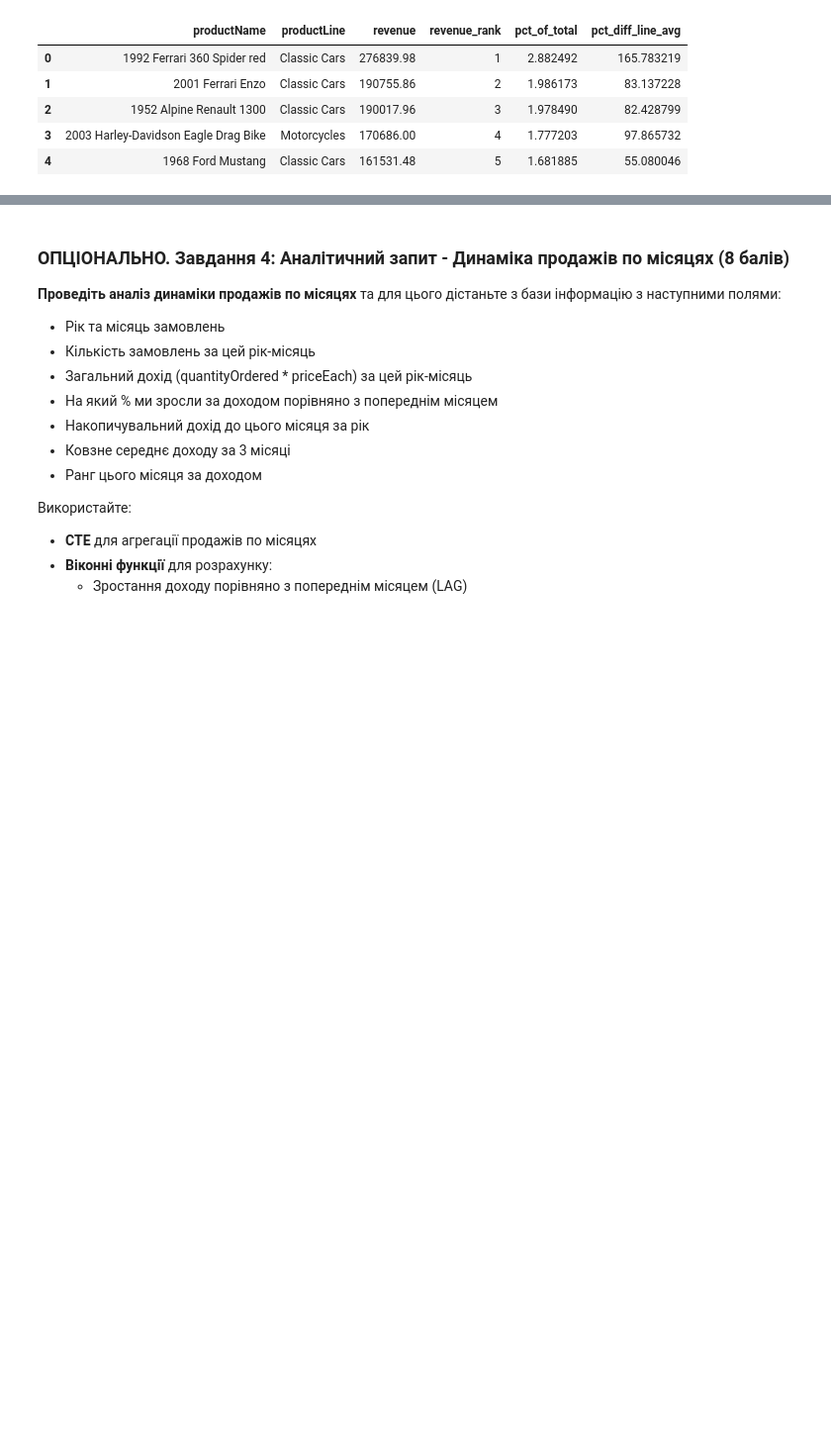
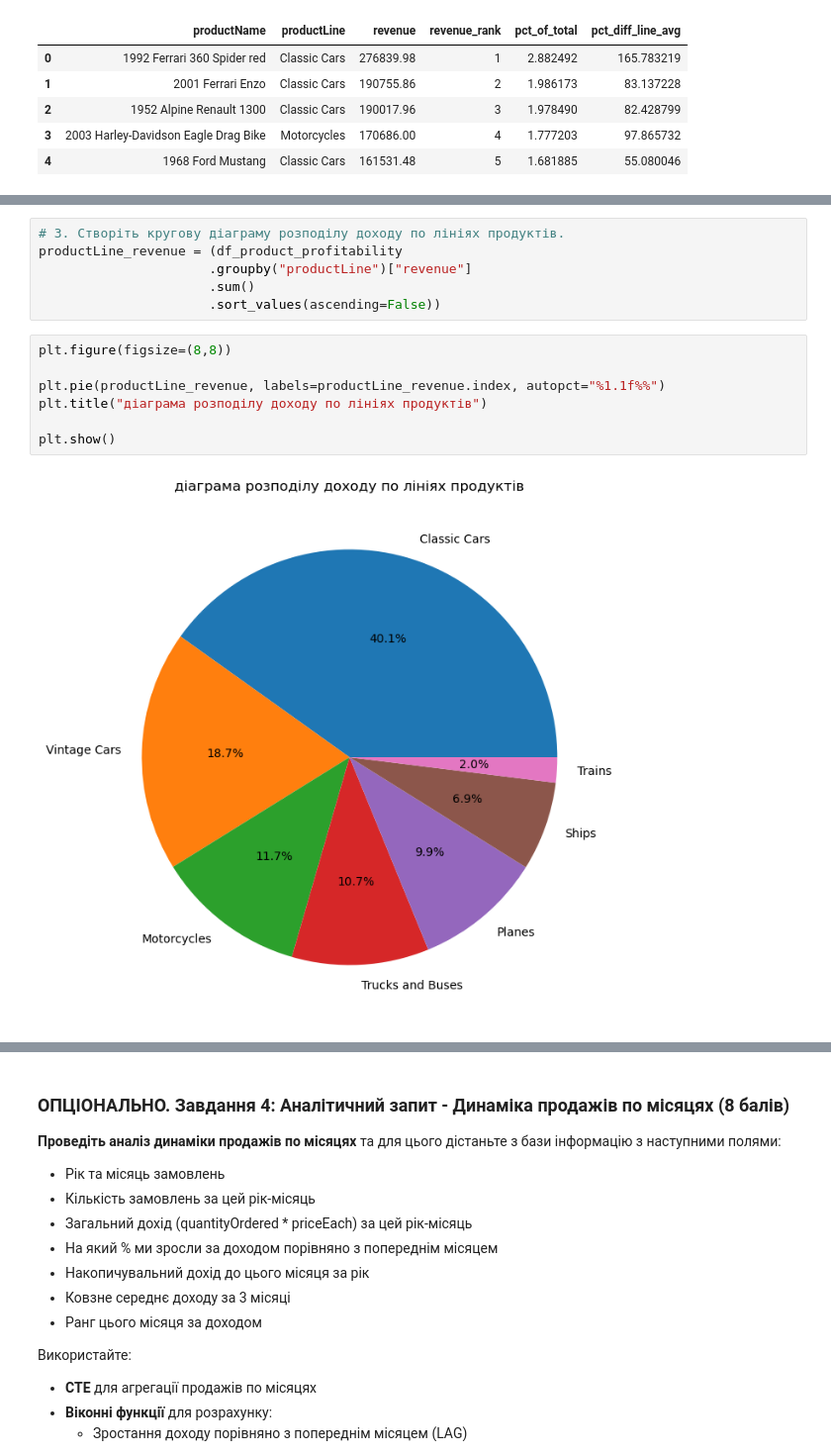
Before and after one commit to OlenaBabko/DataAnalytics_DataLovesAcademy, a Jupyter notebook: modul_12_Python integration with DB and API_ETL processes_Transactions/hw/HW_12_1_Python_integration_with_SQL.ipynb, the cells around one changed output, grey strips where cells are left out. Shown at 99% size. Cells and saved outputs as stored; diff of their text form; blank space fills up the shorter version.

```diff
--- a/modul_12_Python integration with DB and API_ETL processes_Transactions/hw/HW_12_1_Python_integration_with_SQL.ipynb
+++ b/modul_12_Python integration with DB and API_ETL processes_Transactions/hw/HW_12_1_Python_integration_with_SQL.ipynb
@@ -492,0 +529,15 @@ display(df_product_profitability.head())
+# %%
+# 3. Створіть кругову діаграму розподілу доходу по лініях продуктів.
+productLine_revenue = (df_product_profitability
+                      .groupby("productLine")["revenue"]
+                      .sum()
+                      .sort_values(ascending=False))
+# %%
+plt.figure(figsize=(8,8))
+
+plt.pie(productLine_revenue, labels=productLine_revenue.index, autopct="%1.1f%%")
+plt.title("діаграма розподілу доходу по лініях продуктів")
+
+plt.show()
+# %% [output]
+[figure, added]
```
Also changed, not shown: parts of 5 cells of this notebook.
